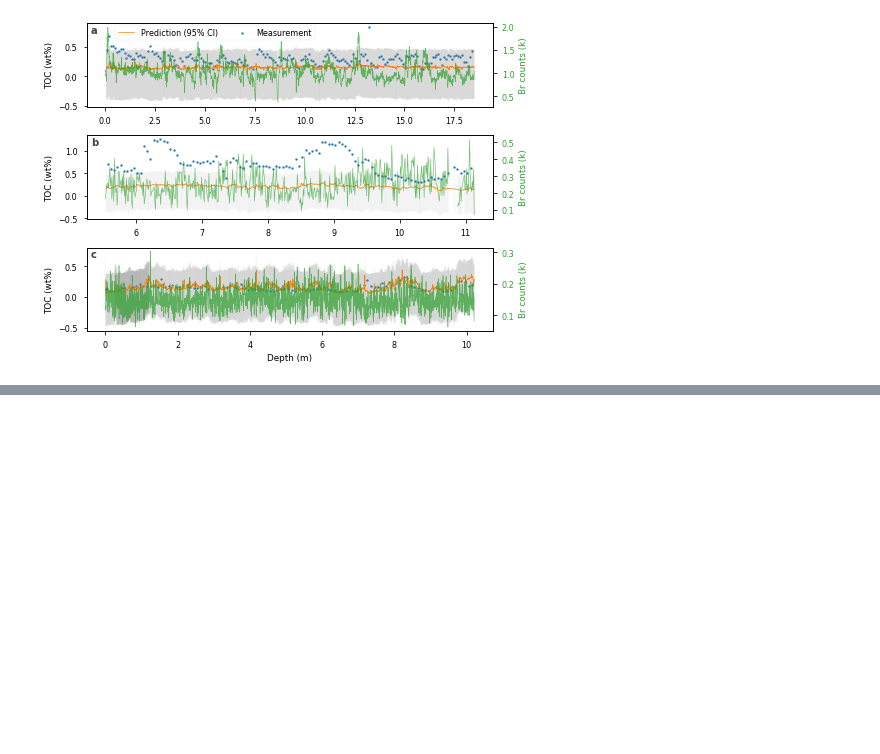
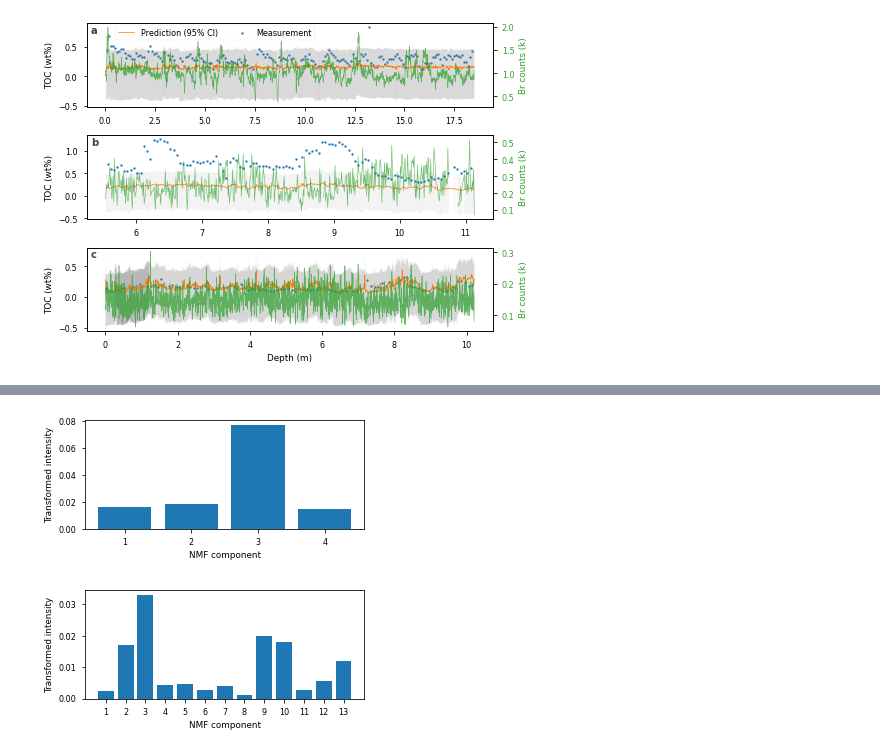
Before and after one commit to dispink/CaCO3_NWP, a Jupyter notebook: plot_for_paper_04.ipynb, the cells around one changed output, grey strips where cells are left out. Saved outputs shown, nothing was run; the diff lists cells and outputs as text; code cells hidden in the pictures; blank space fills up the shorter version.

Commit message:
Visualize NMF transformation
Outputs:
example_spe_20221103.png
example_nmf_caco3_20221103.png
example_nmf_caco3_20221103.png
	modified:   plot_for_paper_04.ipynb

```diff
--- a/plot_for_paper_04.ipynb
+++ b/plot_for_paper_04.ipynb
@@ -176,0 +180,3 @@ print(date)
+# %%
+merge_df = pd.read_csv('data/spe+bulk_dataset_20220629.csv', index_col=0)
+merge_df[merge_df.core.isin(['SO264-69-2', 'LV28-44-3-n'])]
@@ -176,0 +197,23 @@ print(date)
+# %%
+X = merge_df.iloc[0:1, :2048].values
+X = X / X.sum(axis = 1, keepdims = True)
+# %%
+from joblib import load
+m_caco3 = load('models/caco3_nmf+svr_model_20210823.joblib')
+m_toc = load('models/toc_nmf+svr_model_20210823.joblib')
+# %%
+fac_ca = m_caco3.named_steps['nmf'].transform(X)[0]
+fac_toc = m_toc.named_steps['nmf'].transform(X)[0]
+# %%
+for fac, model in zip([fac_ca, fac_toc], ['caco3', 'toc']):
+    plt.figure(figsize=(5, 2))
+    plt.bar(
+        ['{}'.format(_) for _ in range(1, len(fac)+1)],
+        fac
+    )
+    plt.ylabel('Transformed intensity')
+    plt.xlabel('NMF component')
+    plt.savefig('results/example_nmf_{}_{}.png'.format(model, date))
+# %% [output]
+[figure, added]
+[figure, added]
```
Also changed, not shown: parts of 4 cells of this notebook.
